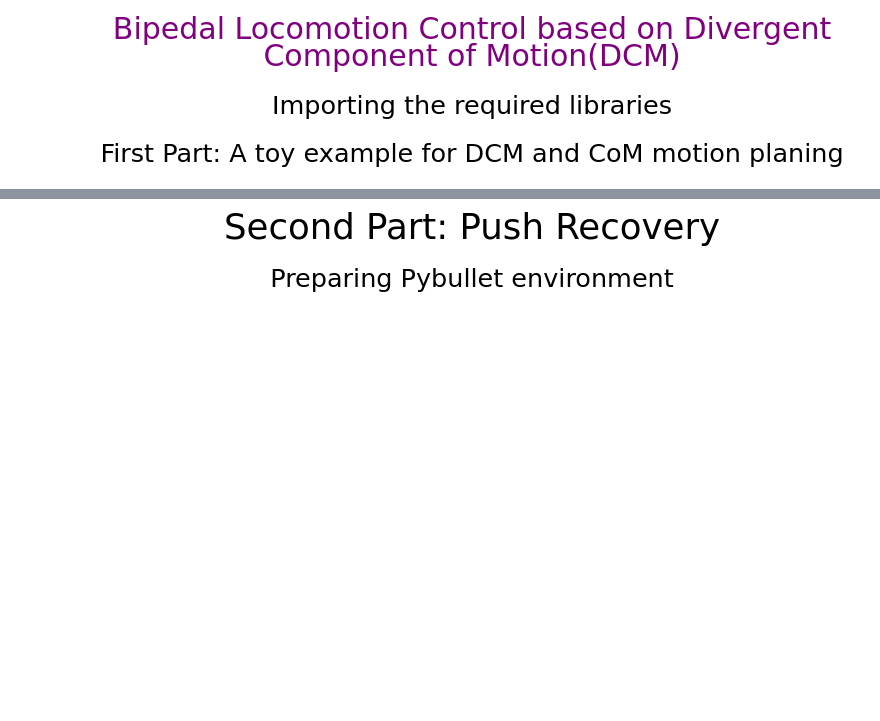
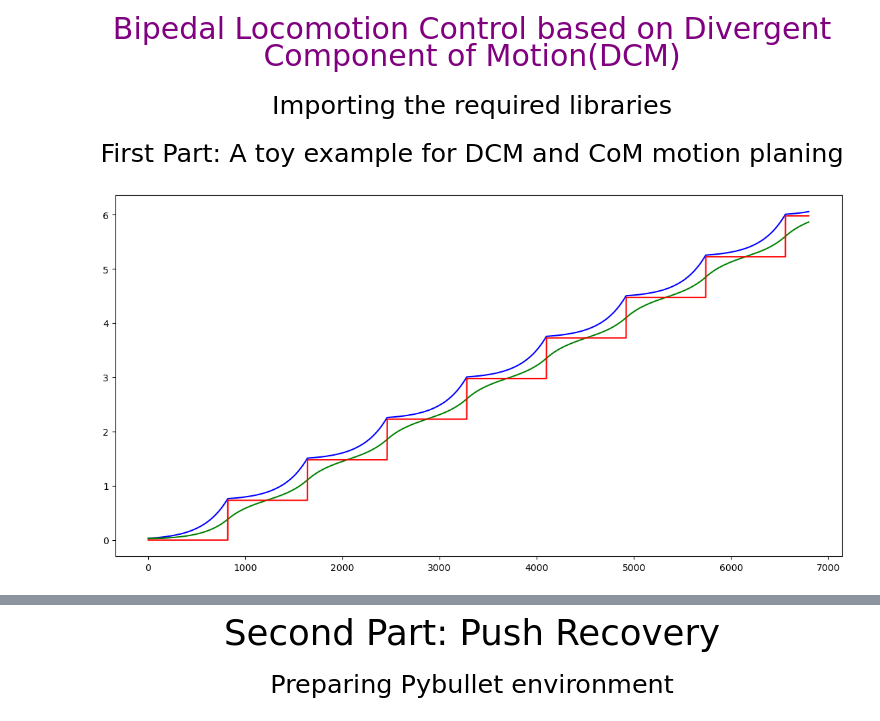
Before and after one commit to SeifLabib/Legged_robots, a Jupyter notebook: Project01/lr-dcm-start/DCM-Locomotion.ipynb, the cells around one changed output, grey strips where cells are left out. Drawn from its saved outputs; the diff is of its cells as text; code cells hidden in the pictures; blank space fills up the shorter version.

```diff
--- a/Project01/lr-dcm-start/DCM-Locomotion.ipynb
+++ b/Project01/lr-dcm-start/DCM-Locomotion.ipynb
@@ -36,7 +36,7 @@ CoPTrajectoryToy = list("")
 ControlInputsToy = list("")
 
 
-DCMGenerator = # todo: #We create an object of DCMTrajectoryGenerator Class
+DCMGenerator = DCMTrajectoryGenerator(CoMHeight)  # todo: #We create an object of DCMTrajectoryGenerator Class
 DCMGenerator.initialDCM = np.array([DCMx ,DCMy])
 DCMGenerator.timeStep = dt_toy
 DCMGenerator.CoM = np.array([DCMx ,DCMy])
@@ -61,7 +61,7 @@ for iter in range(6800):
 
     OffsetNoMX = 0.03 #nominal DCM x offset
     OffsetNoMY = -1*sign*0.01 #nominal DCM  y offset
-    SigmaNoM =  # todo: #nominal sigma (function of NominalStepDuration)
+    SigmaNoM = math.exp(NominalStepDuration * DCMGenerator.omega) # todo: #nominal sigma (function of NominalStepDuration)
 
     #make a boundry limit for the next step position and duration
     CoPTMaxX = CoPNoMX+0.4 #next step position maximum constraits for x
@@ -70,8 +70,8 @@ for iter in range(6800):
     CoPTMinX = CoPNoMX-0.4 #next step position minimum constrait for x
     CoPTMinY = CoPNoMY-0.4 #next step position minimum constrait for y
 
-    SigmaMin =  # todo: use NominalStepDuration and deltaStepDurationMin
-    SigmaMax =  # todo: use NominalStepDuration and deltaStepDurationMax
+    SigmaMin = math.exp((NominalStepDuration - deltaStepDurationMin) * DCMGenerator.omega) # todo: use NominalStepDuration and deltaStepDurationMin
+    SigmaMax = math.exp((NominalStepDuration + deltaStepDurationMax) * DCMGenerator.omega) # todo: use NominalStepDuration and deltaStepDurationMax
 
     CopXInit = CoPX
     DCMXInit = DCMx
@@ -83,63 +83,94 @@ for iter in range(6800):
 
     #make Hessian, Gradient and Constraints matrix of QP based on equations 13,14,15 and 16,
     #you can expand these equations to find the follwoing matrices
-    P = np.array([])# todo: use equation 14 and 16 to find the P and Q
-    q = np.array([]) # todo: use equation 14 and 16 to find the P and Q
+    P = np.array([
+        [2.0 * alphaCoPX, 0.0, 0.0, 0.0, 0.0],
+        [0.0, 2.0 * alphaCoPY, 0.0, 0.0, 0.0],
+        [0.0, 0.0, 2.0 * alphaSigma, 0.0, 0.0],
+        [0.0, 0.0, 0.0, 2.0 * alphaOffsetX, 0.0],
+        [0.0, 0.0, 0.0, 0.0, 2.0 * alphaOffsetY]
+    ])  # todo: use equation 14 and 16 to find the P and Q
+    q = np.array([
+        -2.0 * alphaCoPX * CoPNoMX,
+        -2.0 * alphaCoPY * CoPNoMY,
+        -2.0 * alphaSigma * SigmaNoM,
+        -2.0 * alphaOffsetX * OffsetNoMX,
+        -2.0 * alphaOffsetY * OffsetNoMY
+    ])   # todo: use equation 14 and 16 to find the P and Q
 
-    G = np.array([]) # todo: use equation 15 and 16 to find the G and h
-    h = np.array([]) # todo: use equation 15 and 16 to find the G and h
+    G = np.array([
+        [ 1.0,  0.0,  0.0,  0.0,  0.0],
+        [ 0.0,  1.0,  0.0,  0.0,  0.0],
+        [-1.0,  0.0,  0.0,  0.0,  0.0],
+        [ 0.0, -1.0,  0.0,  0.0,  0.0],
+        [ 0.0,  0.0,  1.0,  0.0,  0.0],
+        [ 0.0,  0.0, -1.0,  0.0,  0.0]
+    ])   # todo: use equation 15 and 16 to find the G and h
+    h = np.array([
+        CoPTMaxX,
+        CoPTMaxY,
+        -CoPTMinX,
+        -CoPTMinY,
+        SigmaMax,
+        -SigmaMin
+    ])   # todo: use equation 15 and 16 to find the G and h
 
-    A = np.array([])# todo: use equation 13 and 16 to find the A and b
-    b = np.array([]) # todo: use equation 13 and 16 to find the A and b
+    A = np.array([
+        [1.0, 0.0, CopXInit - DCMXInit, 1.0, 0.0],
+        [0.0, 1.0, CopYInit - DCMYInit, 0.0, 1.0]
+    ])  # todo: use equation 13 and 16 to find the A and b
+    b = np.array([CopXInit, CopYInit]) # todo: use equation 13 and 16 to find the A and b
 
     #solve QP problem U is the vector of optimized parameters
     U = solve_qp(P, q, G, h, A, b, solver="osqp")
 
-    stepDuration =  #todo: find the step duration based on the the optimized sigma (use Log function to find step duration)
+    stepDuration = math.log(U[2]) / DCMGenerator.omega #todo: find the step duration based on the the optimized sigma (use Log function to find step duration)
 
 
     DesiredDCM = DCMGenerator.getDCMTrajectory(dt_toy)  #get the desired DCM for the next time-step
     DesiredCoM = DCMGenerator.getCoM() #get the desired CoM for the next time-step
 
 
     DCMGenerator.initialDCM = np.array([DesiredDCM[0] ,DesiredDCM[1]])#set the current DCM position ad next initial dcm position
 
     DCMTrajectoryToy.append(DesiredDCM)
     CoMTrajectoryToy.append(DesiredCoM)
     CoPTrajectoryToy.append(np.array([CoPX,CoPY]))
     ControlInputsToy.append(U)
 
     internalStep = internalStep+1 #is used for resetting the step parameters
 
     #resetting step parameters when step duration is finished
     if(dt_toy*internalStep>stepDuration):
         stepNumber=stepNumber+1
         internalStep=0
         DCMGenerator.CoP= np.array([U[0] ,U[1]])
         sign=sign*-1
 
         CoPX =U[0]
         CoPY =U[1]
 
         DCMx =DesiredDCM[0]
         DCMy =DesiredDCM[1]
 
 
 # todo: uncomment to plot
-# figg, (ax) = plt.subplots(figsize = (14, 7))
-# ax.plot(np.array(DCMTrajectoryToy)[:,0],'b',label="DCM")
-# ax.plot(np.array(CoMTrajectoryToy)[:,0],'g',label="CoM")
-# ax.plot(np.array(CoPTrajectoryToy)[:,0],'r',label="Cop")
-# plt.show()
+figg, (ax) = plt.subplots(figsize = (14, 7))
+ax.plot(np.array(DCMTrajectoryToy)[:,0],'b',label="DCM")
+ax.plot(np.array(CoMTrajectoryToy)[:,0],'g',label="CoM")
+ax.plot(np.array(CoPTrajectoryToy)[:,0],'r',label="Cop")
+plt.show()
 
-# figg1, (ax1) = plt.subplots(figsize = (14, 7))
-# ax1.plot(np.array(DCMTrajectoryToy)[:,1],'b',label="DCM")
-# ax1.plot(np.array(CoMTrajectoryToy)[:,1],'g',label="CoM")
-# ax1.plot(np.array(CoPTrajectoryToy)[:,1],'r',label="Cop")
-# plt.show()
+figg1, (ax1) = plt.subplots(figsize = (14, 7))
+ax1.plot(np.array(DCMTrajectoryToy)[:,1],'b',label="DCM")
+ax1.plot(np.array(CoMTrajectoryToy)[:,1],'g',label="CoM")
+ax1.plot(np.array(CoPTrajectoryToy)[:,1],'r',label="Cop")
+plt.show()
 
-# figg2, (ax2) = plt.subplots(figsize = (14, 7))
-# ax2.plot(np.array(DCMTrajectoryToy)[:,0],np.array(DCMTrajectoryToy)[:,1],'b',label="DCM")
-# ax2.plot(np.array(CoMTrajectoryToy)[:,0],np.array(CoMTrajectoryToy)[:,1],'g',label="CoM")
-# ax2.plot(np.array(CoPTrajectoryToy)[:,0],np.array(CoPTrajectoryToy)[:,1],'*r',label="CoP")
-# plt.show()
+figg2, (ax2) = plt.subplots(figsize = (14, 7))
+ax2.plot(np.array(DCMTrajectoryToy)[:,0],np.array(DCMTrajectoryToy)[:,1],'b',label="DCM")
+ax2.plot(np.array(CoMTrajectoryToy)[:,0],np.array(CoMTrajectoryToy)[:,1],'g',label="CoM")
+ax2.plot(np.array(CoPTrajectoryToy)[:,0],np.array(CoPTrajectoryToy)[:,1],'*r',label="CoP")
+plt.show()
+# %% [output]
+[figure, added]
```
Also changed, not shown: parts of 4 cells of this notebook, 1 other file.
